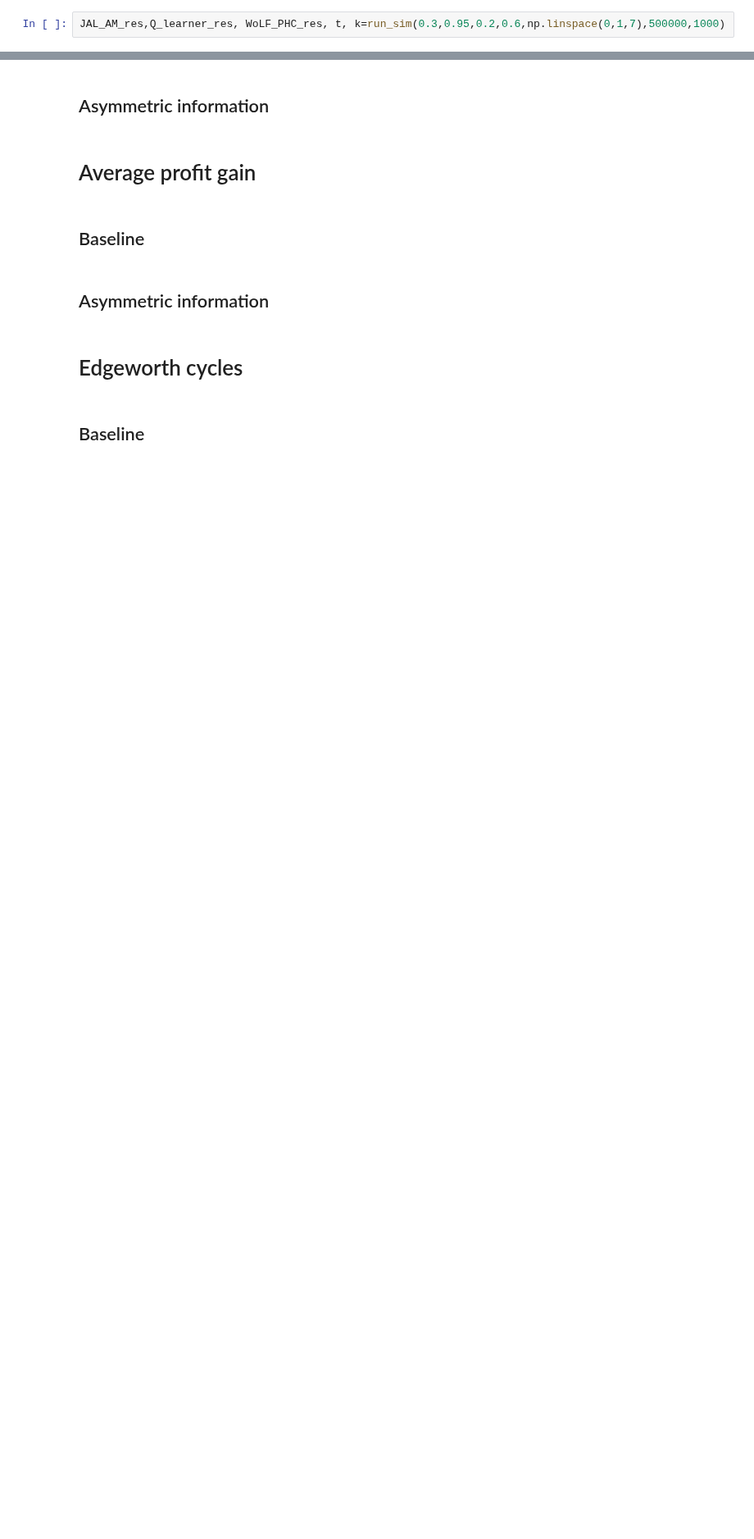
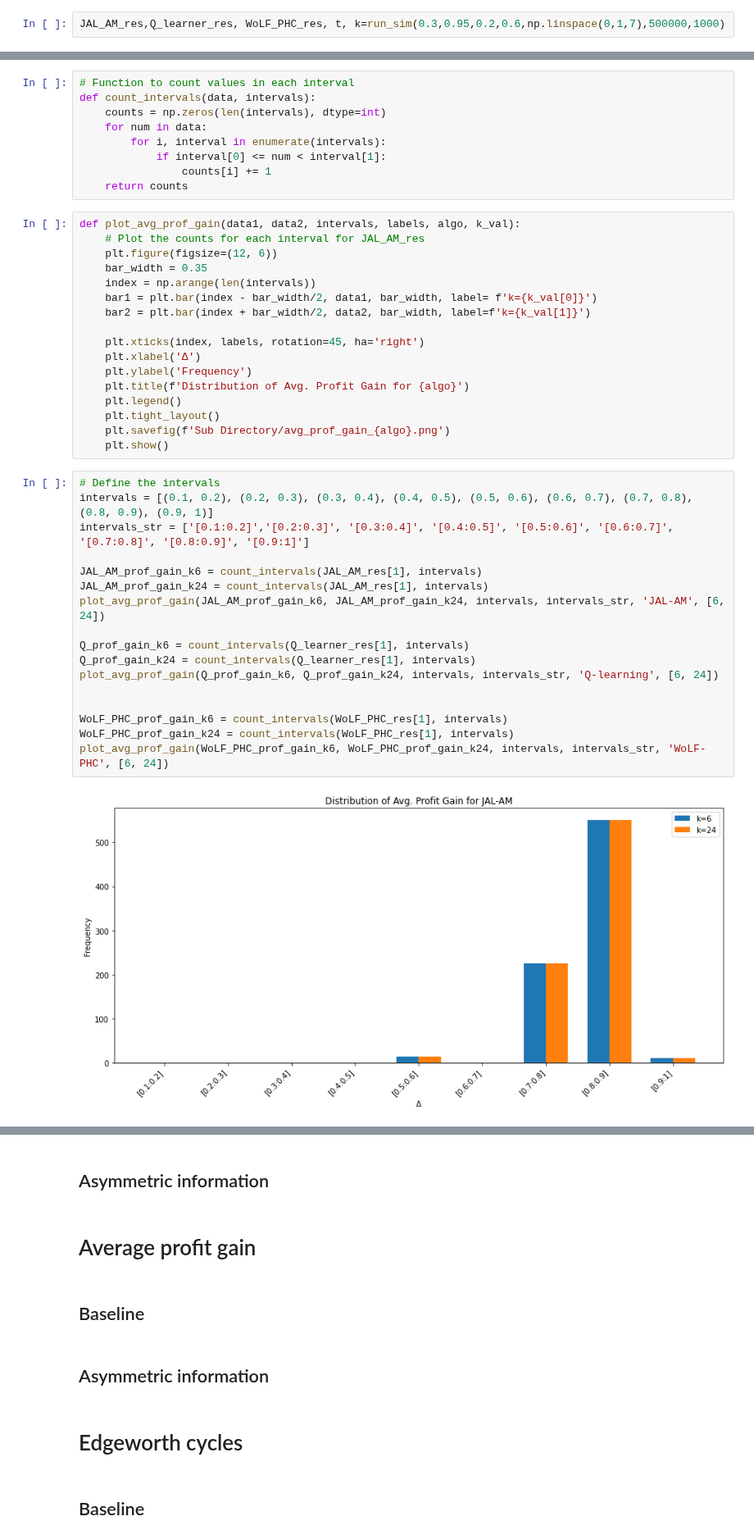
Before and after one commit to nicklasbusk/Bachelorprojekt, a Jupyter notebook: Code/graphs.ipynb, the cells around one changed output, grey strips where cells are left out. Shown at 82% size. Cells and saved outputs as stored; diff of their text form; blank space fills up the shorter version.

```diff
--- a/Code/graphs.ipynb
+++ b/Code/graphs.ipynb
@@ -99,0 +120,45 @@ WoLF_PHC_res[498]
+# %%
+# Function to count values in each interval
+def count_intervals(data, intervals):
+    counts = np.zeros(len(intervals), dtype=int)
+    for num in data:
+        for i, interval in enumerate(intervals):
+            if interval[0] <= num < interval[1]:
+                counts[i] += 1
+    return counts
+# %%
+def plot_avg_prof_gain(data1, data2, intervals, labels, algo, k_val):
+    # Plot the counts for each interval for JAL_AM_res
+    plt.figure(figsize=(12, 6))
+    bar_width = 0.35
+    index = np.arange(len(intervals))
+    bar1 = plt.bar(index - bar_width/2, data1, bar_width, label= f'k={k_val[0]}')
+    bar2 = plt.bar(index + bar_width/2, data2, bar_width, label=f'k={k_val[1]}')
+
+    plt.xticks(index, labels, rotation=45, ha='right')
+    plt.xlabel('Δ')
+    plt.ylabel('Frequency')
+    plt.title(f'Distribution of Avg. Profit Gain for {algo}')
+    plt.legend()
+    plt.tight_layout()
+    plt.savefig(f'Sub Directory/avg_prof_gain_{algo}.png')
+    plt.show()
+# %%
+# Define the intervals
+intervals = [(0.1, 0.2), (0.2, 0.3), (0.3, 0.4), (0.4, 0.5), (0.5, 0.6), (0.6, 0.7), (0.7, 0.8), (0.8, 0.9), (0.9, 1)]
+intervals_str = ['[0.1:0.2]','[0.2:0.3]', '[0.3:0.4]', '[0.4:0.5]', '[0.5:0.6]', '[0.6:0.7]', '[0.7:0.8]', '[0.8:0.9]', '[0.9:1]']
+
+JAL_AM_prof_gain_k6 = count_intervals(JAL_AM_res[1], intervals)
+JAL_AM_prof_gain_k24 = count_intervals(JAL_AM_res[1], intervals)
+plot_avg_prof_gain(JAL_AM_prof_gain_k6, JAL_AM_prof_gain_k24, intervals, intervals_str, 'JAL-AM', [6, 24])
+
+Q_prof_gain_k6 = count_intervals(Q_learner_res[1], intervals)
+Q_prof_gain_k24 = count_intervals(Q_learner_res[1], intervals)
+plot_avg_prof_gain(Q_prof_gain_k6, Q_prof_gain_k24, intervals, intervals_str, 'Q-learning', [6, 24])
+
+
+WoLF_PHC_prof_gain_k6 = count_intervals(WoLF_PHC_res[1], intervals)
+WoLF_PHC_prof_gain_k24 = count_intervals(WoLF_PHC_res[1], intervals)
+plot_avg_prof_gain(WoLF_PHC_prof_gain_k6, WoLF_PHC_prof_gain_k24, intervals, intervals_str, 'WoLF-PHC', [6, 24])
+# %% [output]
+[figure, added]
```
Also changed, not shown: parts of 14 cells of this notebook, 11 other files.
